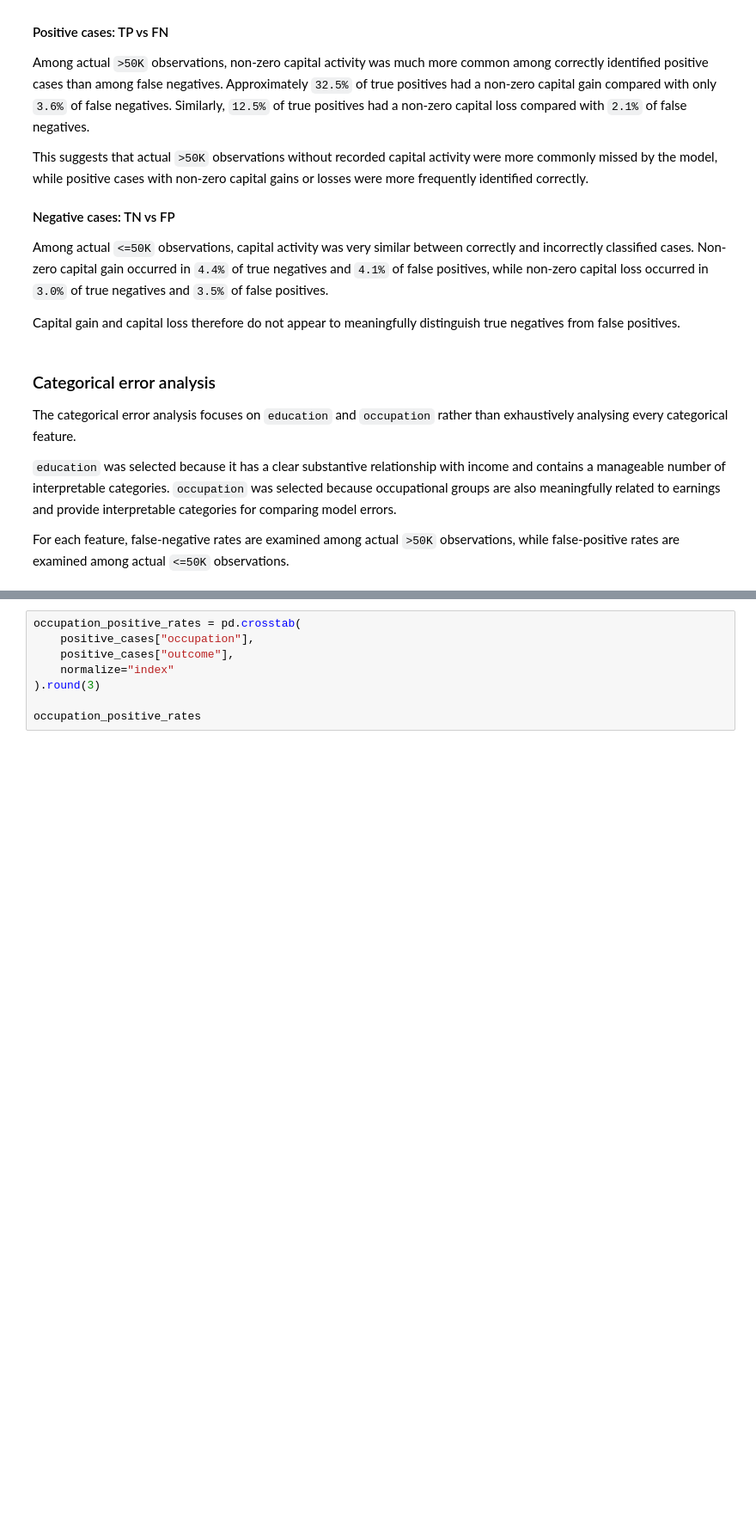
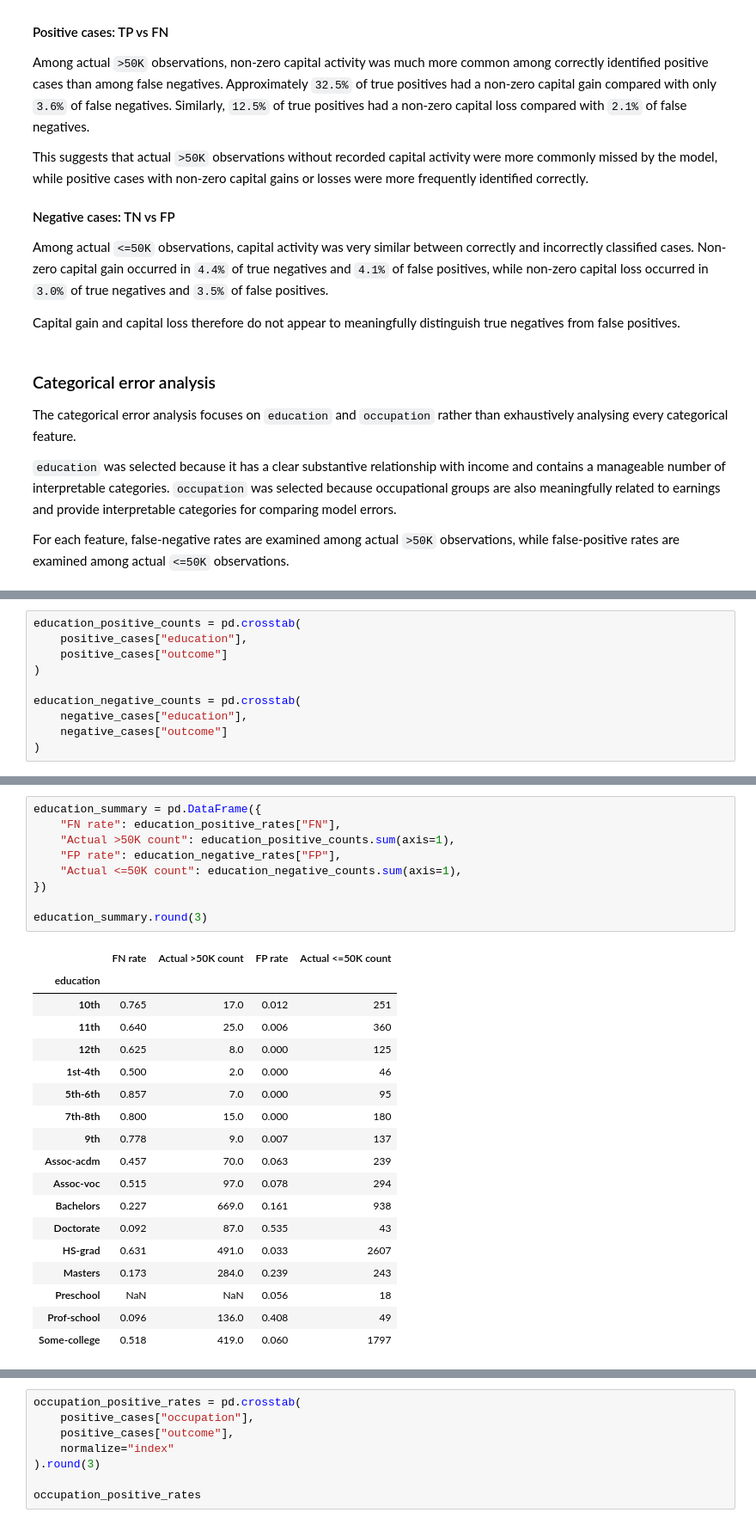
Before and after one commit to SimonYip22/adult-income-ml-classification, a Jupyter notebook: adult_income_workflow.ipynb, the cells around one changed output, grey strips where cells are left out. Shown at 86% size. Cells and saved outputs as stored; diff of their text form; blank space fills up the shorter version.

```diff
--- a/adult_income_workflow.ipynb
+++ b/adult_income_workflow.ipynb
@@ -1128,0 +1103,10 @@ education_positive_rates
+# %%
+education_positive_counts = pd.crosstab(
+    positive_cases["education"],
+    positive_cases["outcome"]
+)
+
+education_negative_counts = pd.crosstab(
+    negative_cases["education"],
+    negative_cases["outcome"]
+)
@@ -1153,6 +1161,34 @@ education_negative_rates
 | Preschool | 0.056 | 0.944 |
 | Prof-school | 0.408 | 0.592 |
 | Some-college | 0.060 | 0.940 |
+# %%
+education_summary = pd.DataFrame({
+    "FN rate": education_positive_rates["FN"],
+    "Actual >50K count": education_positive_counts.sum(axis=1),
+    "FP rate": education_negative_rates["FP"],
+    "Actual <=50K count": education_negative_counts.sum(axis=1),
+})
+
+education_summary.round(3)
+# %% [output]
+|  | FN rate | Actual >50K count | FP rate | Actual <=50K count |
+| education |  |  |  |  |
+| 10th | 0.765 | 17.0 | 0.012 | 251 |
+| 11th | 0.640 | 25.0 | 0.006 | 360 |
+| 12th | 0.625 | 8.0 | 0.000 | 125 |
+| 1st-4th | 0.500 | 2.0 | 0.000 | 46 |
+| 5th-6th | 0.857 | 7.0 | 0.000 | 95 |
+| 7th-8th | 0.800 | 15.0 | 0.000 | 180 |
+| 9th | 0.778 | 9.0 | 0.007 | 137 |
+| Assoc-acdm | 0.457 | 70.0 | 0.063 | 239 |
+| Assoc-voc | 0.515 | 97.0 | 0.078 | 294 |
+| Bachelors | 0.227 | 669.0 | 0.161 | 938 |
+| Doctorate | 0.092 | 87.0 | 0.535 | 43 |
+| HS-grad | 0.631 | 491.0 | 0.033 | 2607 |
+| Masters | 0.173 | 284.0 | 0.239 | 243 |
+| Preschool | NaN | NaN | 0.056 | 18 |
+| Prof-school | 0.096 | 136.0 | 0.408 | 49 |
+| Some-college | 0.518 | 419.0 | 0.060 | 1797 |
 # %% [markdown]
 ### Education
 
```
Also changed, not shown: parts of 4 cells of this notebook.
